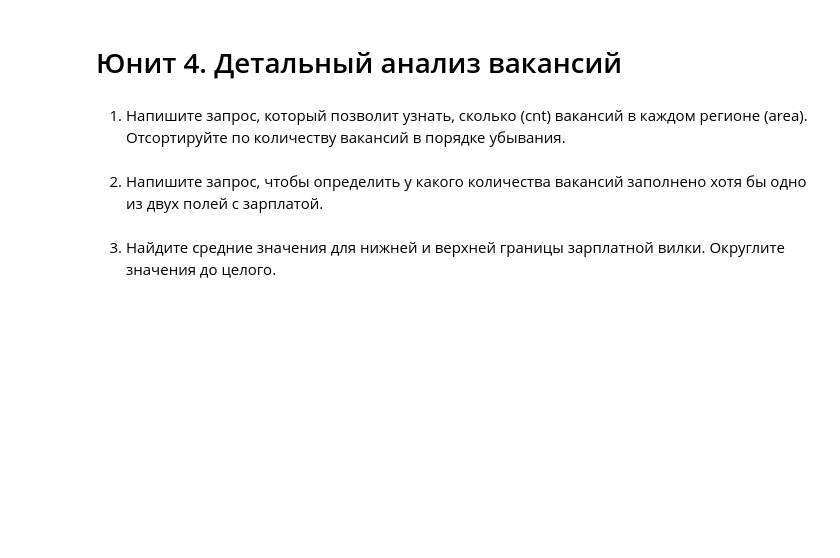
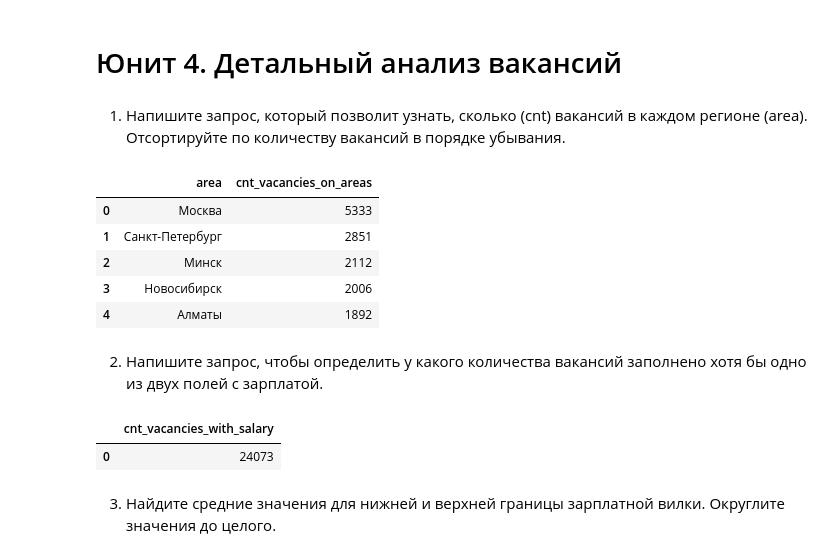
Before and after one commit to vokhmianin-da/Project2_HH_analysis, a Jupyter notebook: Project_2_Notebook.ipynb, the cells around one changed output. Saved outputs shown, nothing was run; the diff lists cells and outputs as text; code cells hidden in the pictures; blank space fills up the shorter version.

```diff
--- a/Project_2_Notebook.ipynb
+++ b/Project_2_Notebook.ipynb
@@ -97,8 +97,27 @@ display(num_industries)
 Отсортируйте по количеству вакансий в порядке убывания.
 # %%
 # текст запроса
+query = f'''SELECT
+    a.name AS area, -- выводим наименования регионов
+    COUNT(v.name) AS cnt_vacancies_on_areas -- выводим общее количество вакансий
+FROM
+    vacancies AS v
+-- объединяем таблицу вакансий с таблицей регионов
+JOIN areas AS a ON v.area_id = a.id
+GROUP BY area -- группируем по регионам
+ORDER BY count(v.name) DESC -- сортируем количество вакансий по убыванию
+LIMIT 5 -- ограничиваем вывод'''
 # %%
 # результат запроса
+cnt_vacancies_on_areas = pd.read_sql_query(query, connection)
+display(cnt_vacancies_on_areas)
+# %% [output]
+|  | area | cnt_vacancies_on_areas |
+| 0 | Москва | 5333 |
+| 1 | Санкт-Петербург | 2851 |
+| 2 | Минск | 2112 |
+| 3 | Новосибирск | 2006 |
+| 4 | Алматы | 1892 |
 # %% [markdown]
 2. Напишите запрос, чтобы определить у какого количества вакансий заполнено хотя бы одно из двух полей с зарплатой.
 # %%
@@ -106,5 +130,10 @@ display(num_industries)
 # %%
 # результат запроса
+cnt_vacancies_with_salary = pd.read_sql_query(query, connection)
+display(cnt_vacancies_with_salary)
+# %% [output]
+|  | cnt_vacancies_with_salary |
+| 0 | 24073 |
 # %% [markdown]
 3. Найдите средние значения для нижней и верхней границы зарплатной вилки. Округлите значения до целого.
 # %%
```
Also changed, not shown: parts of 5 cells of this notebook.
